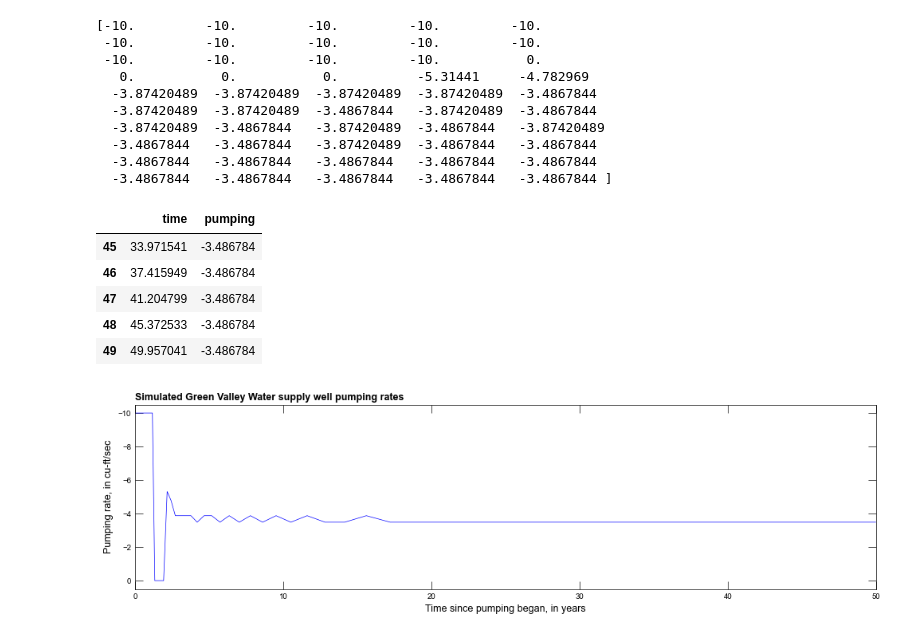
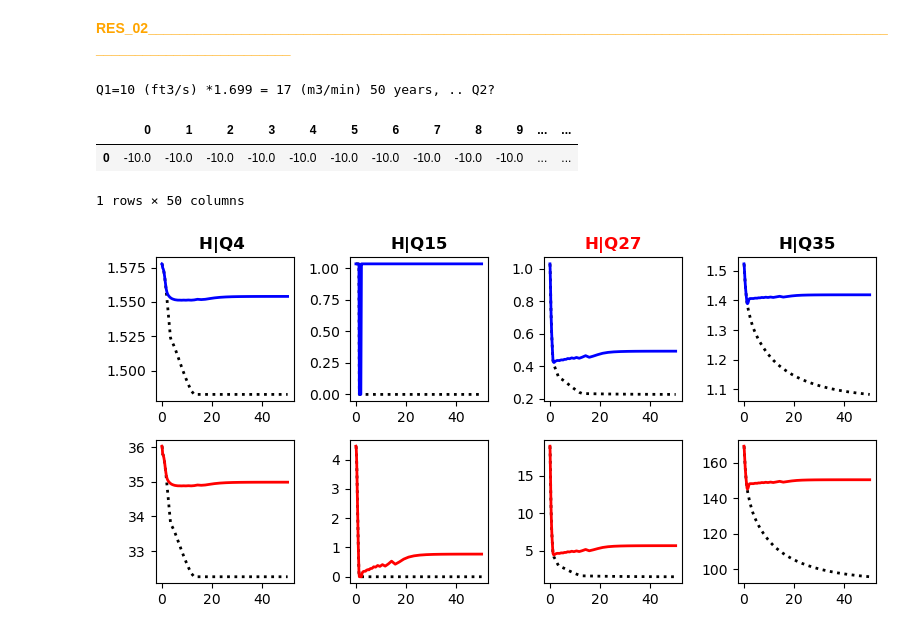
Before and after one commit to grossiRM/Beta-Me, a Jupyter notebook: MF6/11_ex-gwf-sfr-p01_c_API.ipynb, the cells around one changed output. Drawn from its saved outputs; the diff is of its cells as text; code cells hidden in the pictures.

```diff
--- a/MF6/11_ex-gwf-sfr-p01_c_API.ipynb
+++ b/MF6/11_ex-gwf-sfr-p01_c_API.ipynb
@@ -153,0 +114,10 @@ plt.show()
+# %%
+RH = pd.DataFrame(GWF.sfr.output.obs().data)   ; RQ = pd.DataFrame(GWF.sfr.output.obs().data)   ; RNOS = (3,14,26,35,)   ; SFR = GWF.sfr.packagedata.array["rtp"]        ; offsets = []
+for RR in RNOS:                     offsets.append(SFR[RR])
+OFF = pd.Series(offsets)           ; COL=['R01_STAGE','R02_STAGE','R03_STAGE','R04_STAGE']
+
+A1=pd.DataFrame(RH['R01_STAGE'].sub(OFF[0], axis=0)) ; A2=pd.DataFrame(RH['R02_STAGE'].sub(OFF[1], axis=0)); A3=pd.DataFrame(RH['R03_STAGE'].sub(OFF[2], axis=0))
+A4=pd.DataFrame(RH['R04_STAGE'].sub(OFF[3], axis=0)) ; RH = pd.concat([A1, A2, A3, A4], axis=1)
+
+DE2=pd.read_csv(TA/'green_valley.sfr.obs.csv') ; DE2 = DE2 - DE2.min()                          ; TT = DE2.set_axis(['time','F4','F15','F27','F35','Q4','Q15','Q27','Q35'], axis='columns')
+TT['Q4']=TT['Q4']*-1;TT['Q15']=TT['Q15']*-1;TT['Q27']=TT['Q27']*-1;TT['Q35']=TT['Q35']*-1       ; TT['TE'] = TT['time']/(365*86400)                               ### plot_sfr_results(GWF)
@@ -234,42 +147,29 @@ plot_sfr_results2(GWF)
+# %% [markdown]
+<font color='orange'> **RES_02________________________________________________________________________________________________________________________** </font>
 # %%
-conv = 365.25 * 86400.0         ; cbc = GWF.output.budget()     ; wels = cbc.get_data(text="WEL")[1:]   ; totim = np.array(cbc.times[1:])       ; times = totim - totim[0]
-pumping = np.array([r["q"][0] for r in wels])                   ; print(pumping)
+BUD=GWF.output.budget()     ; wels = BUD.get_data(text="WEL")[1:] ; totim=np.array(BUD.times[1:]);times=totim-totim[0]     ;PUMP = np.array([r["q"][0] for r in wels]) ; tt=365.25*86400.0
+print('Q1=10 (ft3/s) *1.699 = 17 (m3/min)',len(PUMP),'years, .. Q2?')     ; df=pd.DataFrame(data=np.array([times, PUMP]).T,columns=["time","PUMP"]) ;df["time"]/=tt    ;pd.DataFrame(PUMP).T
 # %% [output]
-[-10.         -10.         -10.         -10.         -10.
- -10.         -10.         -10.         -10.         -10.
- -10.         -10.         -10.         -10.           0.
-   0.           0.           0.          -5.31441     -4.782969
-  -3.87420489  -3.87420489  -3.87420489  -3.87420489  -3.4867844
-  -3.87420489  -3.87420489  -3.4867844   -3.87420489  -3.4867844
-  -3.87420489  -3.4867844   -3.87420489  -3.4867844   -3.87420489
-  -3.4867844   -3.4867844   -3.87420489  -3.4867844   -3.4867844
-  -3.4867844   -3.4867844   -3.4867844   -3.4867844   -3.4867844
-  -3.4867844   -3.4867844   -3.4867844   -3.4867844   -3.4867844 ]
+Q1=10 (ft3/s) *1.699 = 17 (m3/min) 50 years, .. Q2?
+|  | 0 | 1 | 2 | 3 | 4 | 5 | 6 | 7 | 8 | 9 | ... | ... |
+| 0 | -10.0 | -10.0 | -10.0 | -10.0 | -10.0 | -10.0 | -10.0 | -10.0 | -10.0 | -10.0 | ... | ... |
+1 rows × 50 columns
-# %%
-# put this in a pandas dataframe, becasue something weird was going on with notebooks
-df = pd.DataFrame(
-    data=np.array([times, pumping]).T, columns=["time", "pumping"]
-)
-df["time"] /= conv
-df.tail()
-# %% [output]
-|  | time | pumping |
-| 45 | 33.971541 | -3.486784 |
-| 46 | 37.415949 | -3.486784 |
-| 47 | 41.204799 | -3.486784 |
-| 48 | 45.372533 | -3.486784 |
-| 49 | 49.957041 | -3.486784 |
-# %%
-with styles.USGSPlot():
-    fig, ax = plt.subplots(figsize=(12, 3))
-    ax.set_xlim(0, 50)
-    ax.set_ylim(0.5, -10.5)
-    ax.plot(df.time.values, df.pumping.values, lw=0.5, color="blue")
-    ax.set_ylabel("Pumping rate, in cu-ft/sec")
-    ax.set_xlabel("Time since pumping began, in years")
-    styles.heading(
-        ax, heading="Simulated Green Valley Water supply well pumping rates"
-    )
-    plt.show()
-# %% [output]
-[figure, removed]
+# %%
+SH = pd.DataFrame(GWF.sfr.output.obs().data)   ; SQ = pd.DataFrame(GWF.sfr.output.obs().data)   ; RNOS = (3,14,26,35,)   ; SFR = GWF.sfr.packagedata.array["rtp"]        ; offsets = []
+for RR in RNOS:                     offsets.append(SFR[RR])
+OFF = pd.Series(offsets)           ; COL=['R01_STAGE','R02_STAGE','R03_STAGE','R04_STAGE']
+
+B1=pd.DataFrame(SH['R01_STAGE'].sub(OFF[0], axis=0)) ; B2=pd.DataFrame(SH['R02_STAGE'].sub(OFF[1], axis=0)); B3=pd.DataFrame(SH['R03_STAGE'].sub(OFF[2], axis=0))
+B4=pd.DataFrame(SH['R04_STAGE'].sub(OFF[3], axis=0)) ; SH = pd.concat([B1, B2, B3, B4], axis=1)
+
+fig = plt.figure(figsize=(8,4))                                      ;P1='black'  ;P2='dotted'
+ax=fig.add_subplot(241) ;ax.plot(TT['TE'],RH.iloc[:,0]    ,lw=2,color=P1,linestyle=P2)   ;ax.plot(TT['TE'],SH.iloc[:,-4]   ,lw=2,color='b');ax.set_title("H|Q4 ",fontweight="bold")
+ax=fig.add_subplot(242) ;ax.plot(TT['TE'],RH.iloc[:,1]    ,lw=2,color=P1,linestyle=P2)   ;ax.plot(TT['TE'],SH.iloc[:,-3]   ,lw=2,color='b');ax.set_title("H|Q15",fontweight="bold")
+ax=fig.add_subplot(243) ;ax.plot(TT['TE'],RH.iloc[:,2]    ,lw=2,color=P1,linestyle=P2)   ;ax.plot(TT['TE'],SH.iloc[:,-2]   ,lw=2,color='b');ax.set_title("H|Q27",fontweight="bold", color='r')
+ax=fig.add_subplot(244) ;ax.plot(TT['TE'],RH.iloc[:,3]    ,lw=2,color=P1,linestyle=P2)   ;ax.plot(TT['TE'],SH.iloc[:,-1]   ,lw=2,color='b');ax.set_title("H|Q35",fontweight="bold")
+ax=fig.add_subplot(245) ;ax.plot(TT['TE'],RQ.iloc[:, 5]*-1,lw=2,color=P1,linestyle=P2)   ;ax.plot(TT['TE'],SQ.iloc[:, 5]*-1,lw=2,color='r')
+ax=fig.add_subplot(246) ;ax.plot(TT['TE'],RQ.iloc[:, 6]*-1,lw=2,color=P1,linestyle=P2)   ;ax.plot(TT['TE'],SQ.iloc[:, 6]*-1,lw=2,color='r')
+ax=fig.add_subplot(247) ;ax.plot(TT['TE'],RQ.iloc[:, 7]*-1,lw=2,color=P1,linestyle=P2)   ;ax.plot(TT['TE'],SQ.iloc[:, 7]*-1,lw=2,color='r')
+ax=fig.add_subplot(248) ;ax.plot(TT['TE'],RQ.iloc[:, 8]*-1,lw=2,color=P1,linestyle=P2)   ;ax.plot(TT['TE'],SQ.iloc[:, 8]*-1,lw=2,color='r');plt.tight_layout() ;plt.show()
+# %% [output]
+[figure, added]
```
Also changed, not shown: parts of 25 cells of this notebook, 3 other files.
